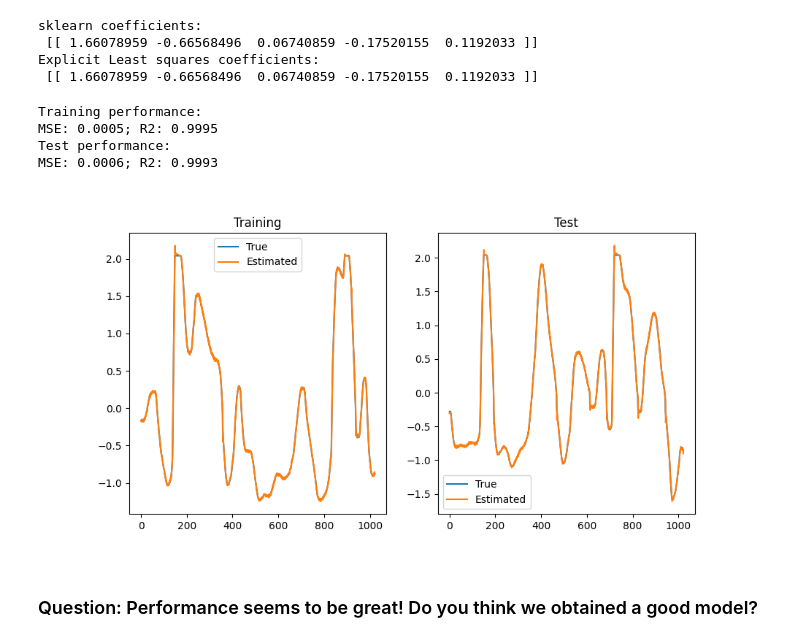
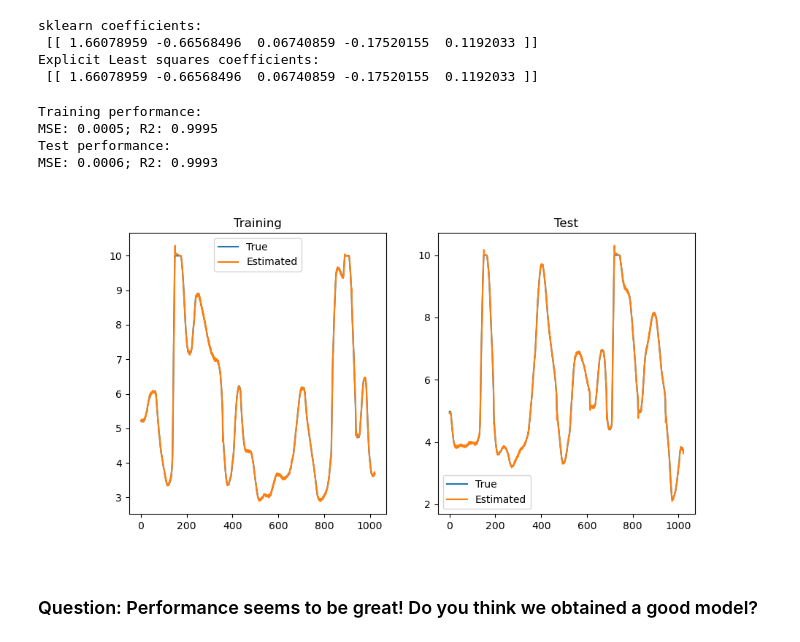
Before and after one commit to dariopi/Deep_Learning_for_SYSID_Lugano24, a Jupyter notebook: Lessons/CascadedTanksLS.ipynb, the cells around one changed output. Drawn from its saved outputs; the diff is of its cells as text; code cells hidden in the pictures.

```diff
--- a/Lessons/CascadedTanksLS.ipynb
+++ b/Lessons/CascadedTanksLS.ipynb
@@ -12,7 +12,7 @@ import os
 # %% [markdown]
 ### Load data from the [Cascaded Tanks benchmark](https://www.nonlinearbenchmark.org/benchmarks/cascaded-tanks)
 # %%
-dataset = pd.read_csv('..\Datasets\CascadedTanks\dataBenchmark.csv') #change path according to the location of your csv file
+dataset = pd.read_csv("../Datasets/CascadedTanks/dataBenchmark.csv") #change path according to the location of your csv file
 print(dataset)
 
 print('\n Dataset info: \n')
@@ -158,38 +158,38 @@ def compute_performance(Lreg, reg, y):
     coef = np.reshape(Lreg.coef_,(-1,1))
 
     err = np.matmul(reg, coef) - np.reshape(y,(-1,1))
     mse = np.mean(err**2)
     R2 = 1 - (mse/np.mean((y-np.mean(y))**2))
     return mse, R2, np.matmul(reg, coef)
 
 mse_train, R2_train, y_hat_train = compute_performance(Lreg, reg_train, y_train)
 print('Training performance:')
 print(f"MSE: {mse_train:.4f}; R2: {R2_train:.4f}")
 
 mse_test, R2_test, y_hat_test = compute_performance(Lreg, reg_test, y_test)
 print('Test performance:')
 print(f"MSE: {mse_test:.4f}; R2: {R2_test:.4f}")
 
 
 plt.figure(figsize=(10,5))
 plt.subplot(1,2,1)
-plt.plot(y_train, label = 'True')
-plt.plot(y_hat_train, label = 'Estimated')
+plt.plot(y_train*y_std+y_mean, label = 'True')
+plt.plot(y_hat_train*y_std+y_mean, label = 'Estimated')
 plt.title('Training')
 plt.legend()
 
 plt.subplot(1,2,2)
-plt.plot(y_test, label = 'True')
-plt.plot(y_hat_test, label = 'Estimated')
+plt.plot(y_test*y_std+y_mean, label = 'True')
+plt.plot(y_hat_test*y_std+y_mean, label = 'Estimated')
 plt.title('Test')
 plt.legend()
 plt.show()
 # %% [output]
 Training performance:
 MSE: 0.0005; R2: 0.9995
 Test performance:
 MSE: 0.0006; R2: 0.9993
-[figure, old version]
+[figure, new version]
 # %% [markdown]
 ### Question: Performance seems to be great! Do you think we obtained a good model?
 # %% [markdown]
```
Also changed, not shown: parts of 4 cells of this notebook, 6 other files.
